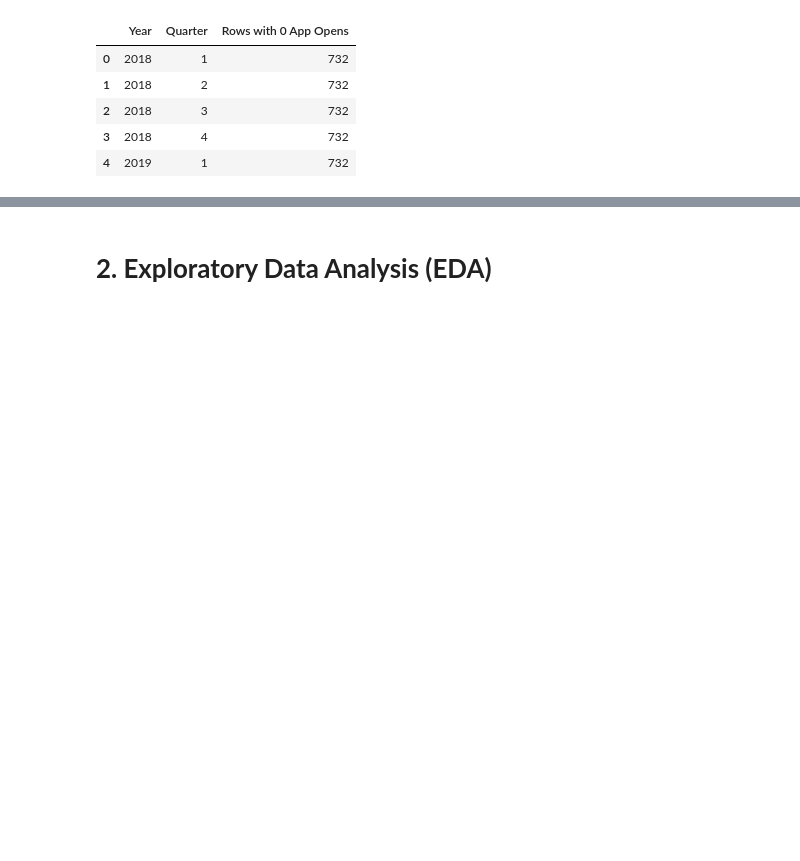
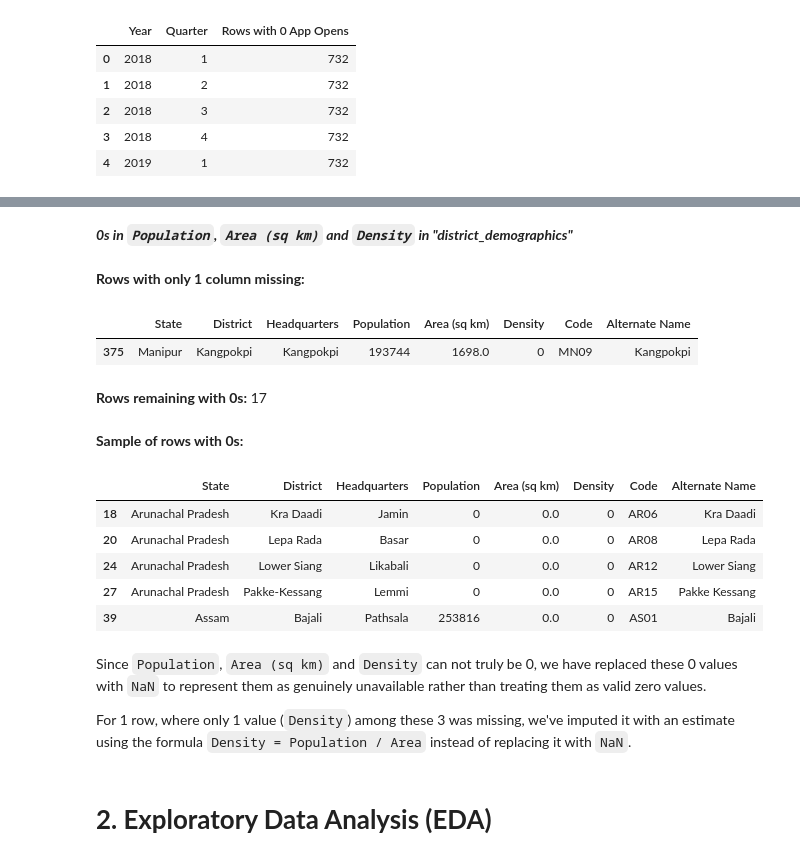
Before and after one commit to chetanchandel31/da_phone_pe, a Jupyter notebook: notebooks/01_phone_pe_analysis.ipynb, the cells around one changed output, grey strips where cells are left out. Drawn from its saved outputs; the diff is of its cells as text; code cells hidden in the pictures; blank space fills up the shorter version.

```diff
--- a/notebooks/01_phone_pe_analysis.ipynb
+++ b/notebooks/01_phone_pe_analysis.ipynb
@@ -409,3 +471,48 @@ Year-Quarter combinations with 0 `App Opens` in 'District_Txn and Users' dataset
+# %% [markdown]
+**_0s in `Population`, `Area (sq km)` and `Density` in "district_demographics"_**
+# %%
+df = dfs["district_demographics"]
+cols = ["Population", "Area (sq km)", "Density"]
+mask_one_col_missing = (df[cols] == 0).sum(axis=1) == 1
+
+display(Markdown("**Rows with only 1 column missing:**"))
+df_1_col_missing = df[mask_one_col_missing]
+display(df_1_col_missing)
+
+# just for safety, condition will always pass, we've inspected there's only 1 row here with `Density` missing
+assert (df_1_col_missing["Density"] == 0).sum() == len(df_1_col_missing), (
+    "Assumption broken: not all rows in `df_1_col_missing` have Density==0"
+)
+df.loc[df_1_col_missing.index, "Density"] = round(
+    df_1_col_missing["Population"] / df_1_col_missing["Area (sq km)"]
+)
+
+mask_has_cols_with_zero = (df[cols] == 0).sum(axis=1) > 0
+df_rows_with_zeroes = df[mask_has_cols_with_zero]
+display(
+    Markdown(f"**Rows remaining with 0s:** {len(df_rows_with_zeroes)}")
+)  # we already know from previous section. only the cols `population`, `area` and `density` have zeroes
+
+display(Markdown("**Sample of rows with 0s:**"))
+display(df_rows_with_zeroes.head(5))
+
+df[mask_has_cols_with_zero] = df[mask_has_cols_with_zero].replace(0, np.nan)
+# %% [output]
+**Rows with only 1 column missing:**
+|  | State | District | Headquarters | Population | Area (sq km) | Density | Code | Alternate Name |
+| 375 | Manipur | Kangpokpi | Kangpokpi | 193744 | 1698.0 | 0 | MN09 | Kangpokpi |
+**Rows remaining with 0s:** 17
+**Sample of rows with 0s:**
+|  | State | District | Headquarters | Population | Area (sq km) | Density | Code | Alternate Name |
+| 18 | Arunachal Pradesh | Kra Daadi | Jamin | 0 | 0.0 | 0 | AR06 | Kra Daadi |
+| 20 | Arunachal Pradesh | Lepa Rada | Basar | 0 | 0.0 | 0 | AR08 | Lepa Rada |
+| 24 | Arunachal Pradesh | Lower Siang | Likabali | 0 | 0.0 | 0 | AR12 | Lower Siang |
+| 27 | Arunachal Pradesh | Pakke-Kessang | Lemmi | 0 | 0.0 | 0 | AR15 | Pakke Kessang |
+| 39 | Assam | Bajali | Pathsala | 253816 | 0.0 | 0 | AS01 | Bajali |
+# %% [markdown]
+Since `Population`, `Area (sq km)` and `Density` can not truly be 0, we have replaced these 0 values with `NaN` to represent them as genuinely unavailable rather than treating them as valid zero values.
+
+For 1 row, where only 1 value (`Density`) among these 3 was missing, we've imputed it with an estimate using the formula `Density = Population / Area` instead of replacing it with `NaN`.
 # %% [markdown]
 # **2. Exploratory Data Analysis (EDA)**
 # %% [markdown]
```
Also changed, not shown: parts of 10 cells of this notebook.
